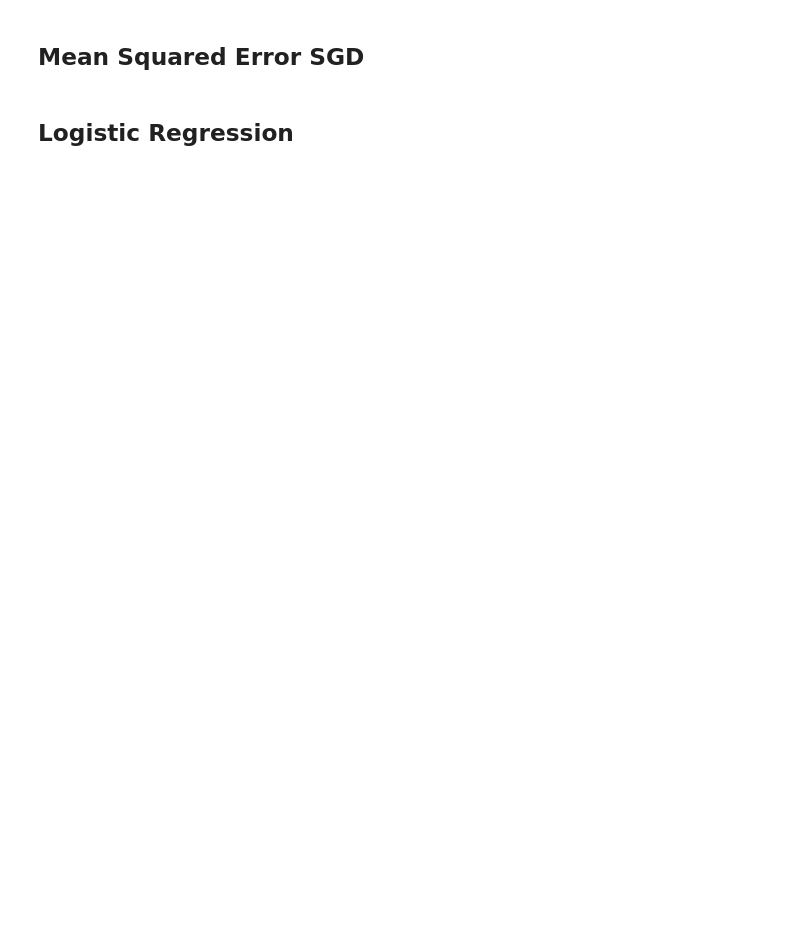
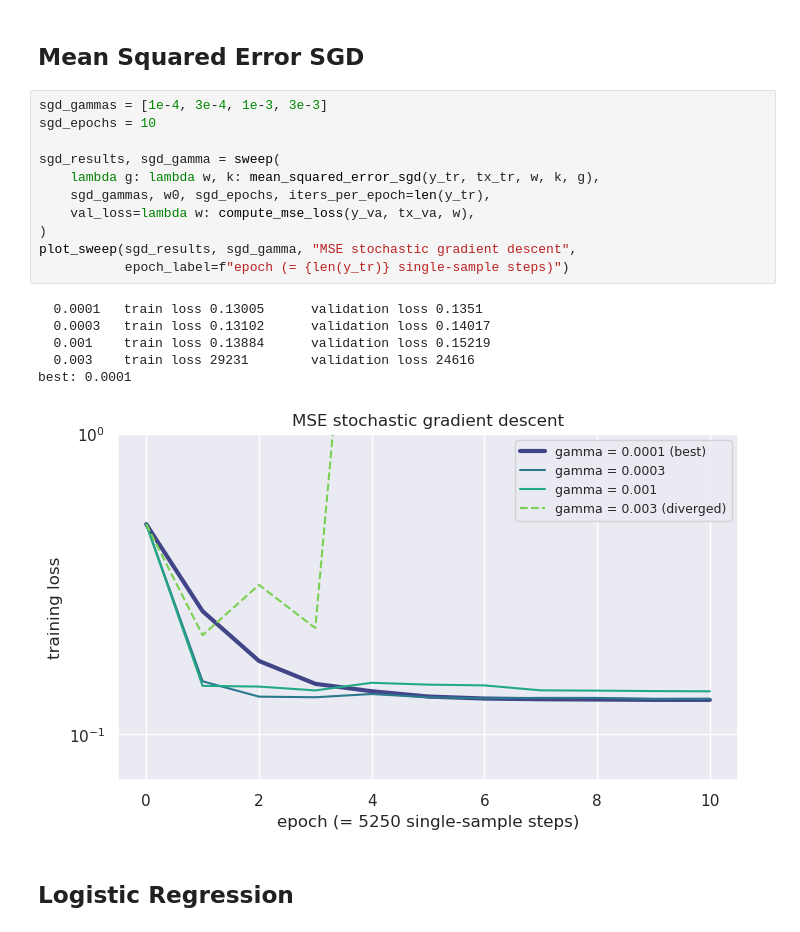
Before and after one commit to Candicci/ML_Project_HeartAttack, a Jupyter notebook: run.ipynb, the cells around one changed output. Cells and saved outputs as stored; diff of their text form; blank space fills up the shorter version.

```diff
--- a/run.ipynb
+++ b/run.ipynb
@@ -44,4 +226,22 @@ print(x_test.shape)
 # %% [markdown]
 ## Mean Squared Error SGD
+# %%
+sgd_gammas = [1e-4, 3e-4, 1e-3, 3e-3]
+sgd_epochs = 10
+
+sgd_results, sgd_gamma = sweep(
+    lambda g: lambda w, k: mean_squared_error_sgd(y_tr, tx_tr, w, k, g),
+    sgd_gammas, w0, sgd_epochs, iters_per_epoch=len(y_tr),
+    val_loss=lambda w: compute_mse_loss(y_va, tx_va, w),
+)
+plot_sweep(sgd_results, sgd_gamma, "MSE stochastic gradient descent",
+           epoch_label=f"epoch (= {len(y_tr)} single-sample steps)")
+# %% [output]
+  0.0001   train loss 0.13005      validation loss 0.1351
+  0.0003   train loss 0.13102      validation loss 0.14017
+  0.001    train loss 0.13884      validation loss 0.15219
+  0.003    train loss 29231        validation loss 24616
+best: 0.0001
+[figure, added]
 # %% [markdown]
 ## Logistic Regression
```
Also changed, not shown: parts of 12 cells of this notebook, 1 other file.
